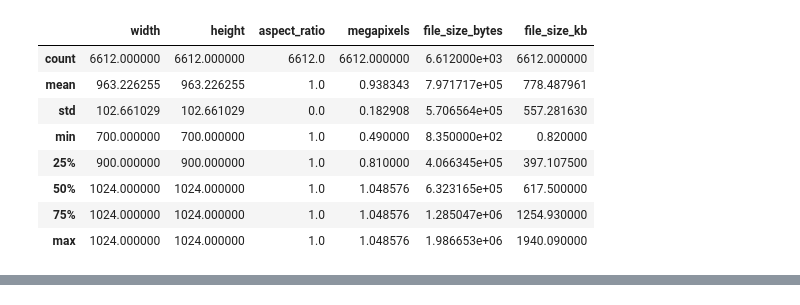
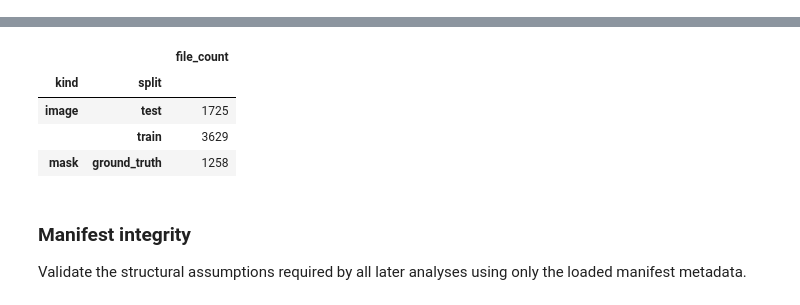
Before and after one commit to abulhawa/anomaly-detection, a Jupyter notebook: notebooks/01_data_exploration.ipynb, the cells around one changed output, grey strips where cells are left out. Drawn from its saved outputs; the diff is of its cells as text; code cells hidden in the pictures.

```diff
--- a/notebooks/01_data_exploration.ipynb
+++ b/notebooks/01_data_exploration.ipynb
@@ -9 +17,3 @@ from PIL import Image, UnidentifiedImageError
+# %%
+pd.set_option('display.max_colwidth', 200)
 # %%
@@ -180,12 +162,11 @@ df.head()
-# %%
-df.describe()
-# %% [output]
-|  | width | height | aspect_ratio | megapixels | file_size_bytes | file_size_kb |
-| count | 6612.000000 | 6612.000000 | 6612.0 | 6612.000000 | 6.612000e+03 | 6612.000000 |
-| mean | 963.226255 | 963.226255 | 1.0 | 0.938343 | 7.971717e+05 | 778.487961 |
-| std | 102.661029 | 102.661029 | 0.0 | 0.182908 | 5.706564e+05 | 557.281630 |
-| min | 700.000000 | 700.000000 | 1.0 | 0.490000 | 8.350000e+02 | 0.820000 |
-| 25% | 900.000000 | 900.000000 | 1.0 | 0.810000 | 4.066345e+05 | 397.107500 |
-| 50% | 1024.000000 | 1024.000000 | 1.0 | 1.048576 | 6.323165e+05 | 617.500000 |
-| 75% | 1024.000000 | 1024.000000 | 1.0 | 1.048576 | 1.285047e+06 | 1254.930000 |
-| max | 1024.000000 | 1024.000000 | 1.0 | 1.048576 | 1.986653e+06 | 1940.090000 |
+# %%
+df = build_mvtec_manifest(data_path)
+
+display(df.head())
+display(
+    df.groupby(['kind', 'split'], dropna=False)
+    .size()
+    .rename('file_count')
+    .to_frame()
+)
+# %% [output]
@@ -191,0 +179,5 @@ df.describe()
+|  |  | file_count |
+| kind | split |  |
+| image | test | 1725 |
+|  | train | 3629 |
+| mask | ground_truth | 1258 |
@@ -191,0 +197,4 @@ df.describe()
+# %% [markdown]
+### Manifest integrity
+
+Validate the structural assumptions required by all later analyses using only the loaded manifest metadata.
```
Also changed, not shown: parts of 39 cells of this notebook.
